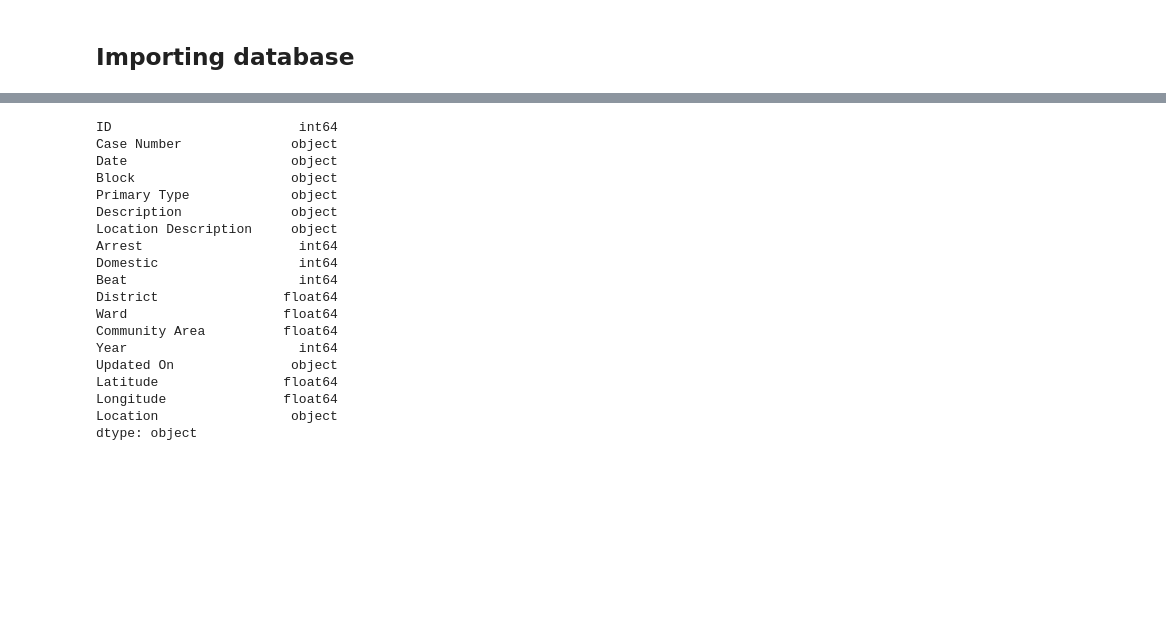
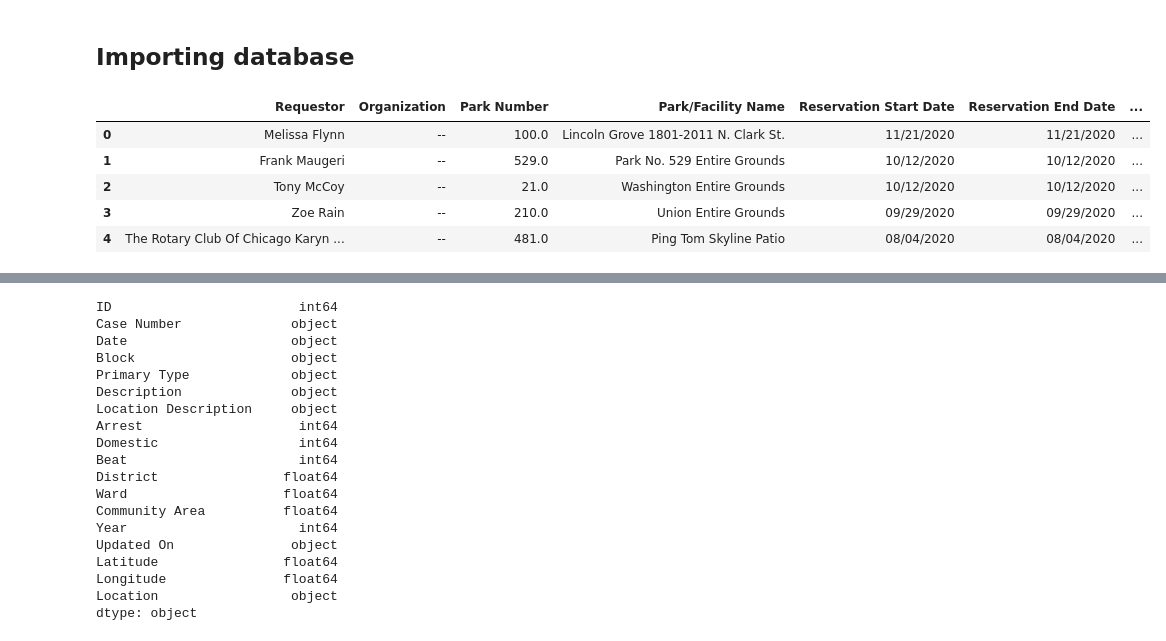
Before and after one commit to leo-cavalcante/crimes-in-chicago, a Jupyter notebook: Typology of crimes and arrests.ipynb, the cells around one changed output, grey strips where cells are left out. Drawn from its saved outputs; the diff is of its cells as text; code cells hidden in the pictures; blank space fills up the shorter version.

```diff
--- a/Crime Analysis - Arrest and Domestic.ipynb
+++ b/Typology of crimes and arrests.ipynb
@@ -12,3 +12,13 @@ import matplotlib.pyplot as plt
 %matplotlib inline
 # %% [markdown]
 ## Importing database
+# %%
+events = pd.read_csv("/Users/oleoaraujo/Desktop/Crimes-in-Chicago/Chicago_Park_District_-_Event_Permits.csv")
+events.head()
+# %% [output]
+|  | Requestor | Organization | Park Number | Park/Facility Name | Reservation Start Date | Reservation End Date | ... |
+| 0 | Melissa Flynn | -- | 100.0 | Lincoln Grove 1801-2011 N. Clark St. | 11/21/2020 | 11/21/2020 | ... |
+| 1 | Frank Maugeri | -- | 529.0 | Park No. 529 Entire Grounds | 10/12/2020 | 10/12/2020 | ... |
+| 2 | Tony McCoy | -- | 21.0 | Washington Entire Grounds | 10/12/2020 | 10/12/2020 | ... |
+| 3 | Zoe Rain | -- | 210.0 | Union Entire Grounds | 09/29/2020 | 09/29/2020 | ... |
+| 4 | The Rotary Club Of Chicago Karyn ... | -- | 481.0 | Ping Tom Skyline Patio | 08/04/2020 | 08/04/2020 | ... |
```
Also changed, not shown: parts of 8 cells of this notebook, 5 other files.
